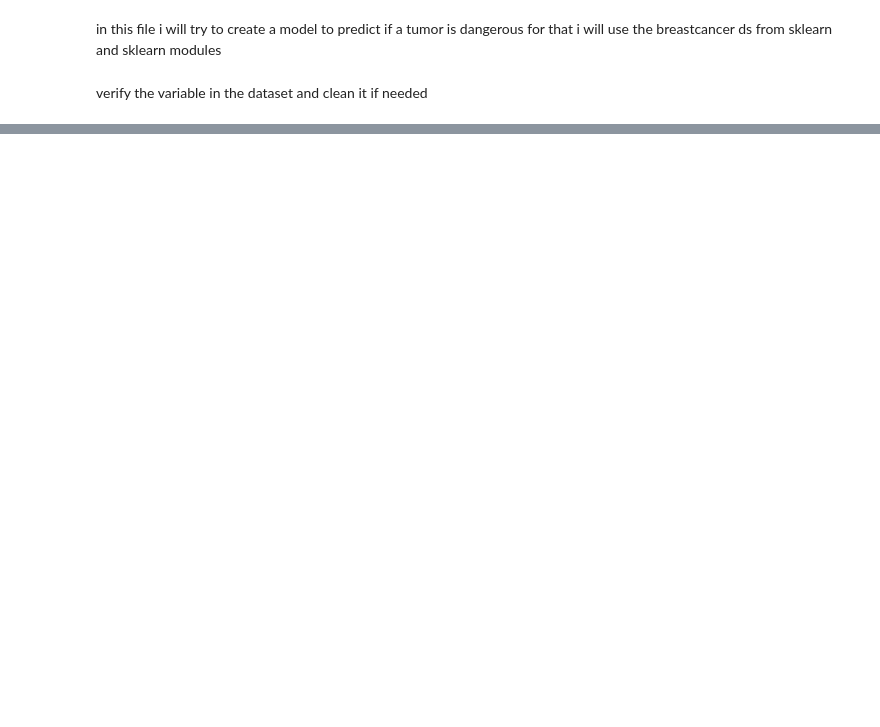
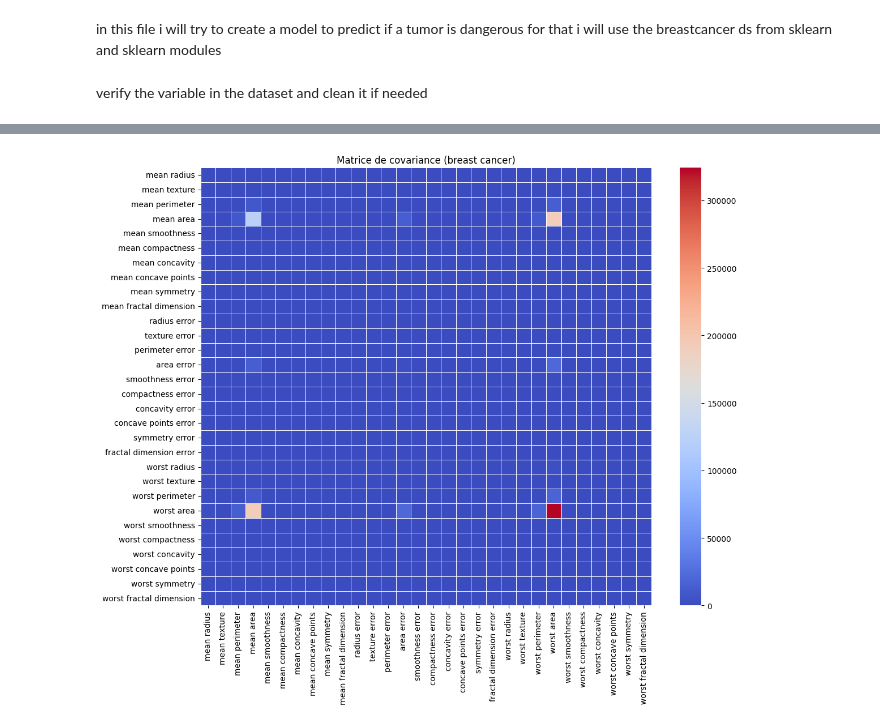
Before and after one commit to Psoro77/Learning-python-journey-, a Jupyter notebook: sklearn-test/breastcancer.ipynb, the cells around one changed output, grey strips where cells are left out. Saved outputs shown, nothing was run; the diff lists cells and outputs as text; code cells hidden in the pictures; blank space fills up the shorter version.

```diff
--- a/sklearn-test/breastcancer.ipynb
+++ b/sklearn-test/breastcancer.ipynb
@@ -35,0 +41,8 @@ df.cov()
+# %%
+plt.figure(figsize=(12,10))
+sns.heatmap(cov_matrix, cmap="coolwarm", annot=False, fmt=".1f", linewidths=0.5)
+plt.title("Matrice de covariance (breast cancer)")
+plt.tight_layout()
+plt.show()
+# %% [output]
+[figure, added]
```
Also changed, not shown: parts of 13 cells of this notebook.
